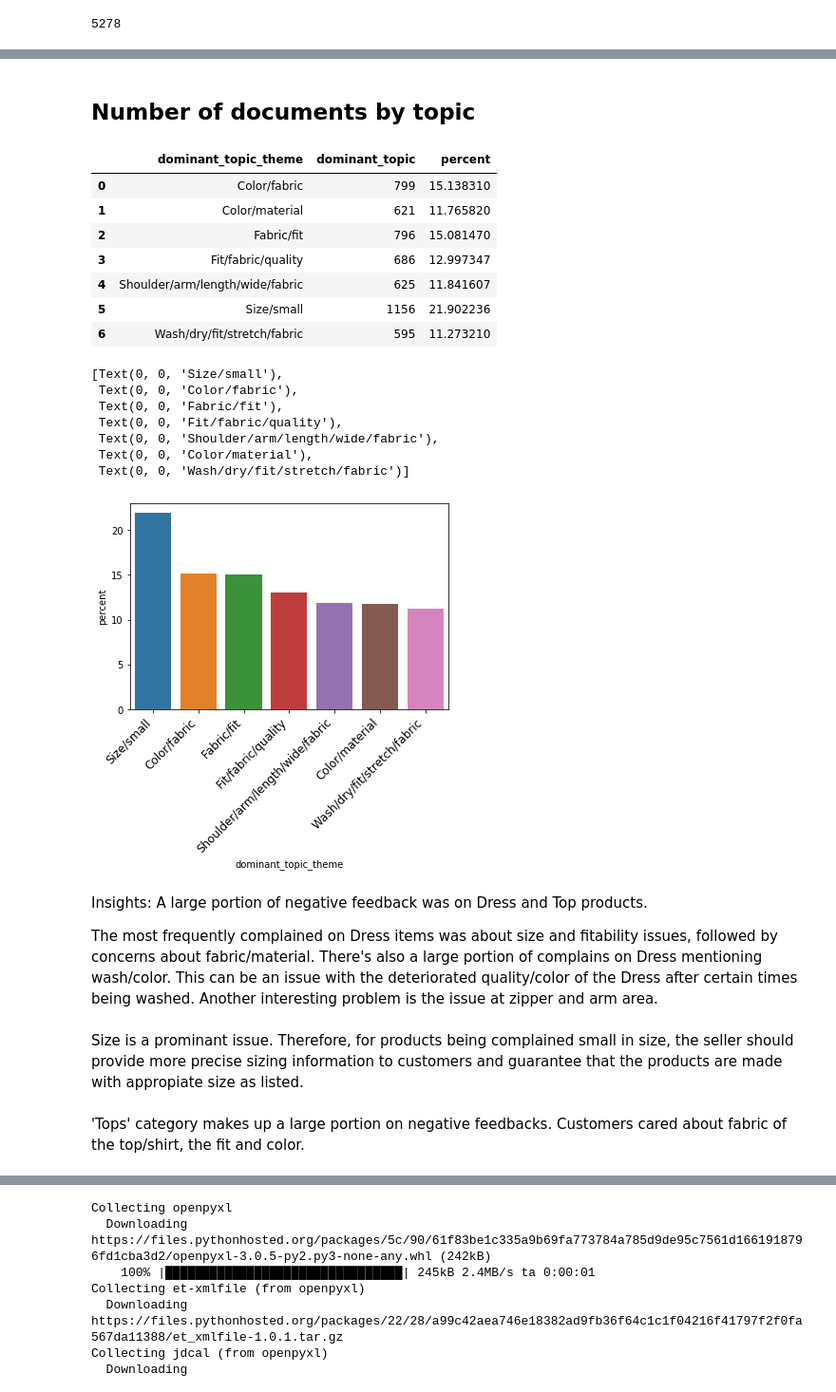
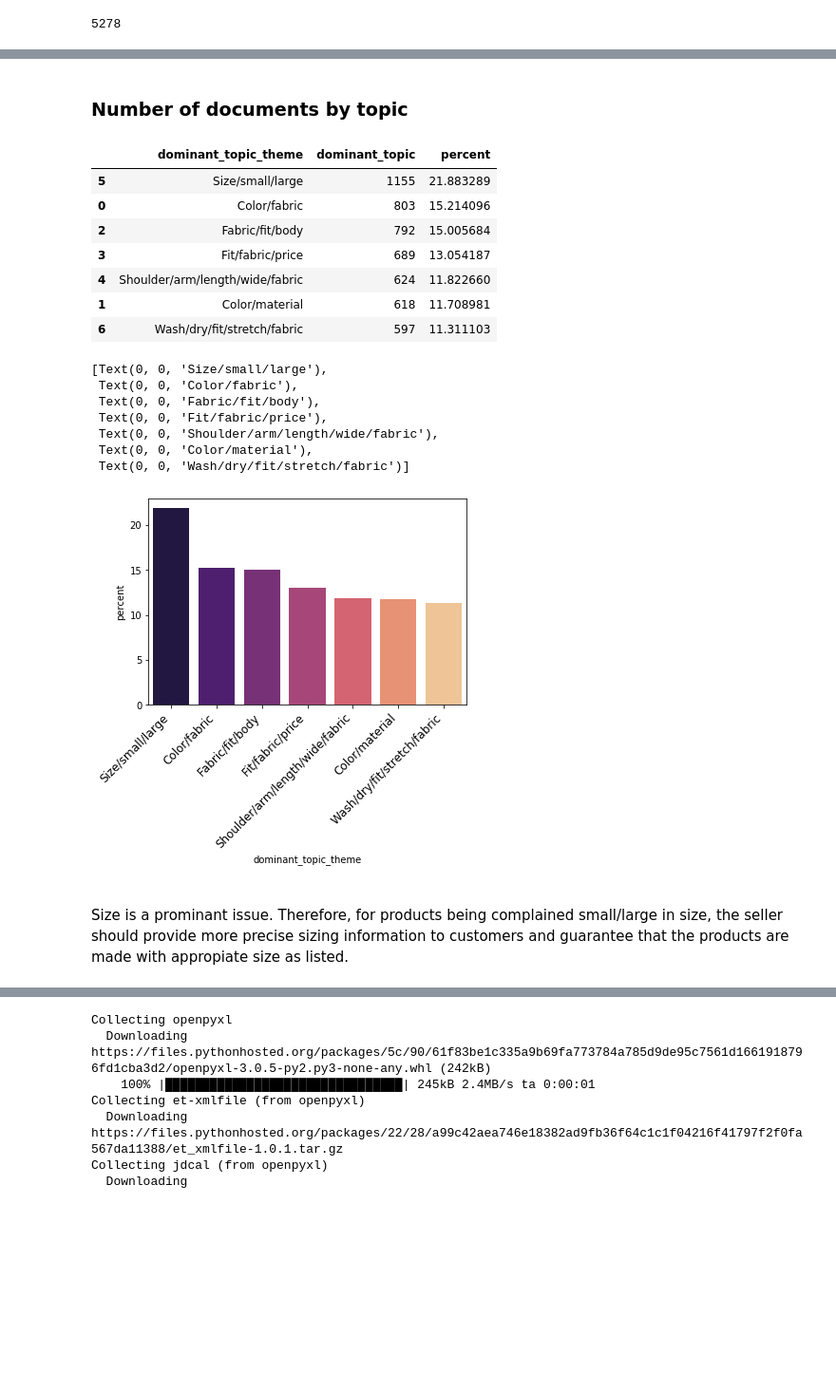
Before and after one commit to loandangnt/women-clothing, a Jupyter notebook: LDA_modelling.ipynb, the cells around one changed output, grey strips where cells are left out. Shown: that part at 95% size. Saved outputs shown, nothing was run; the diff lists cells and outputs as text; code cells hidden in the pictures; blank space fills up the shorter version.

Commit message:
update analysis

```diff
--- a/LDA_modelling.ipynb
+++ b/LDA_modelling.ipynb
@@ -364,24 +376,3 @@ Topic 3: Size/small\
 Topic 4: Shoulder/arm/length/wide/fabric\
 Topic 5: Fabric/fit\
 Topic 6: Fit/fabric/quality\
-# %%
-def label_theme(row):
-    if row['dominant_topic'] == 0 :
-        return 'Color/material'
-    if row['dominant_topic'] == 1 :
-        return 'Color/fabric'
-    if row['dominant_topic'] == 2 :
-        return 'Wash/dry/fit/stretch/fabric'
-    if row['dominant_topic'] == 3:
-        return 'Size/small'
-    if row['dominant_topic']  == 4:
-        return 'Shoulder/arm/length/wide/fabric'
-    if row['dominant_topic'] == 5:
-        return 'Fabric/fit'
-    if row['dominant_topic'] == 6:
-        return 'Fit/fabric/quality'
-
-
-
-# document_topic['dominant_topic_theme'] = document_topic.apply (lambda row: label_theme(row), axis=1)
-# document_topic.head(3)
@@ -480,13 +465,13 @@ def label_theme(row):
     if row['dominant_topic'] == 2 :
         return 'Wash/dry/fit/stretch/fabric'
     if row['dominant_topic'] == 3:
-        return 'Size/small'
+        return 'Size/small/large'
     if row['dominant_topic']  == 4:
         return 'Shoulder/arm/length/wide/fabric'
     if row['dominant_topic'] == 5:
-        return 'Fabric/fit'
+        return 'Fabric/fit/body'
     if row['dominant_topic'] == 6:
-        return 'Fit/fabric/quality'
+        return 'Fit/fabric/price'
 
 
 
@@ -515,50 +502,42 @@ y.head()
 # %% [markdown]
-## Number of documents by topic
+### Number of documents by topic
 # %%
 a = document_topic.groupby('dominant_topic_theme')['dominant_topic'].count().reset_index()
 a['percent'] = a['dominant_topic']/(a['dominant_topic'].sum(axis=0))*100
-b = a.sort_values(['dominant_topic_theme','dominant_topic'],ascending=[True,False])
+b = a.sort_values(['percent'],ascending=False)
 # %%
 b
 # %% [output]
 |  | dominant_topic_theme | dominant_topic | percent |
-| 0 | Color/fabric | 799 | 15.138310 |
-| 1 | Color/material | 621 | 11.765820 |
-| 2 | Fabric/fit | 796 | 15.081470 |
-| 3 | Fit/fabric/quality | 686 | 12.997347 |
-| 4 | Shoulder/arm/length/wide/fabric | 625 | 11.841607 |
-| 5 | Size/small | 1156 | 21.902236 |
-| 6 | Wash/dry/fit/stretch/fabric | 595 | 11.273210 |
+| 5 | Size/small/large | 1155 | 21.883289 |
+| 0 | Color/fabric | 803 | 15.214096 |
+| 2 | Fabric/fit/body | 792 | 15.005684 |
+| 3 | Fit/fabric/price | 689 | 13.054187 |
+| 4 | Shoulder/arm/length/wide/fabric | 624 | 11.822660 |
+| 1 | Color/material | 618 | 11.708981 |
+| 6 | Wash/dry/fit/stretch/fabric | 597 | 11.311103 |
 # %%
-import seaborn as sns
-color = [
-         'sandybrown', 'sandybrown', 'sandybrown', 'sandybrown',
-         'darkkhaki', 'darkkhaki', 'darkkhaki',
-         'tan','lightsteelblue']
-# plt.figure(figsize=(10,5))
-chart = sns.barplot(x='dominant_topic_theme',y='percent',
-            data=b.sort_values(['percent'],ascending=[False]))
-chart.set_xticklabels(chart.get_xticklabels(), rotation=45,
+myplot = sns.barplot(x=b['dominant_topic_theme'], y=b['percent'],
+            palette='magma')
+myplot.set_xticklabels(myplot.get_xticklabels(), rotation=45,
                      horizontalalignment='right',
                      fontweight='light',
                       fontsize='large')
 # %% [output]
-[Text(0, 0, 'Size/small'),
+[Text(0, 0, 'Size/small/large'),
  Text(0, 0, 'Color/fabric'),
- Text(0, 0, 'Fabric/fit'),
- Text(0, 0, 'Fit/fabric/quality'),
+ Text(0, 0, 'Fabric/fit/body'),
+ Text(0, 0, 'Fit/fabric/price'),
  Text(0, 0, 'Shoulder/arm/length/wide/fabric'),
  Text(0, 0, 'Color/material'),
  Text(0, 0, 'Wash/dry/fit/stretch/fabric')]
-[figure, old version]
+[figure, new version]
 # %% [markdown]
-Insights:
-A large portion of negative feedback was on Dress and Top products.
+<!-- Insights:
+As a large portion of negative feedback was on Dress and Blouses, and Pants products (from exploratory analysis), LDA model output give us more insights into these groups of products:
 
 The most frequently complained on Dress items was about size and fitability issues, followed by concerns about fabric/material. There's also a large portion of complains on Dress mentioning wash/color. This can be an issue with the deteriorated quality/color of the Dress after certain times being washed.
-Another interesting problem is the issue at zipper and arm area.
+Another interesting problem is the issue at zipper and arm area. -->
 # %% [markdown]
-Size is a prominant issue. Therefore, for products being complained small in size, the seller should provide more precise sizing information to customers and guarantee that the products are made with appropiate size as listed.
+Size is a prominant issue. Therefore, for products being complained small/large in size, the seller should provide more precise sizing information to customers and guarantee that the products are made with appropiate size as listed.
-# %% [markdown]
-'Tops' category makes up a large portion on negative feedbacks. Customers cared about fabric of the top/shirt, the fit and color.
 # %% [markdown]
```
Also changed, not shown: parts of 57 cells of this notebook, 4 other files.
